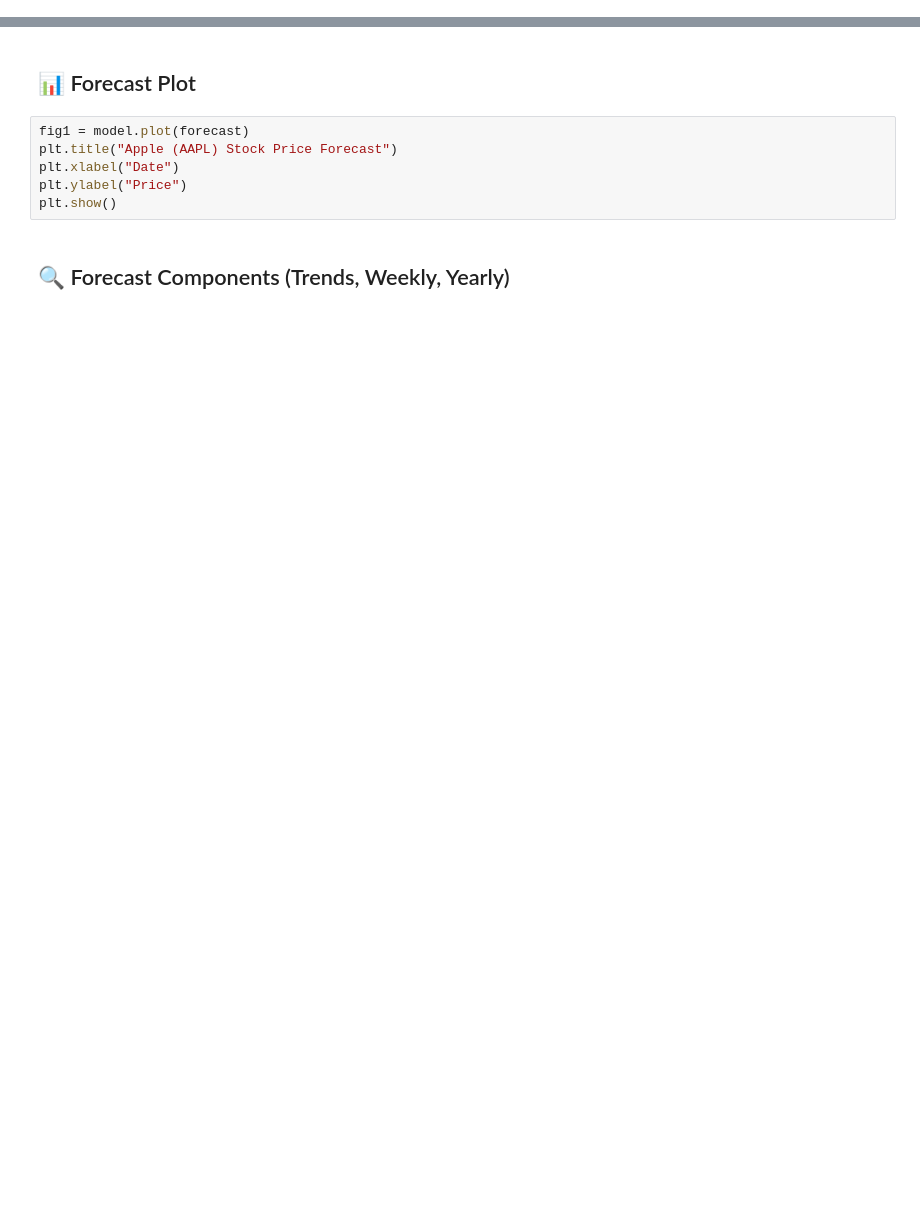
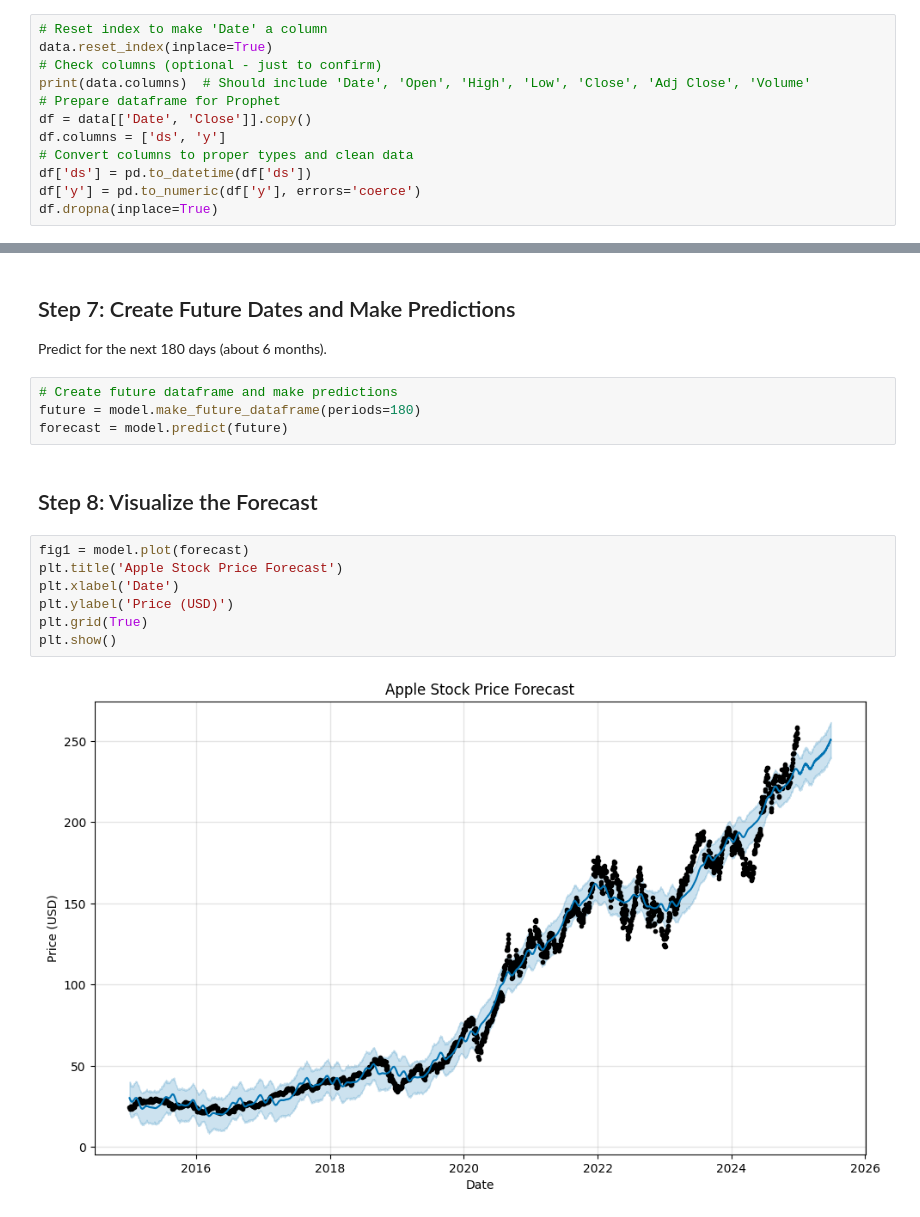
Before and after one commit to Manvithareddyk/AAPL-Stock-Forecasting-Prophet, a Jupyter notebook: Time_Series_Analysis_AAPL_Prophet.ipynb, the cells around one changed output, grey strips where cells are left out. Drawn from its saved outputs; the diff is of its cells as text; blank space fills up the shorter version.

```diff
--- a/Time_Series_Analysis_AAPL_Prophet.ipynb
+++ b/Time_Series_Analysis_AAPL_Prophet.ipynb
@@ -26,0 +37,12 @@ df.head()
+# %%
+# Reset index to make 'Date' a column
+data.reset_index(inplace=True)
+# Check columns (optional - just to confirm)
+print(data.columns)  # Should include 'Date', 'Open', 'High', 'Low', 'Close', 'Adj Close', 'Volume'
+# Prepare dataframe for Prophet
+df = data[['Date', 'Close']].copy()
+df.columns = ['ds', 'y']
+# Convert columns to proper types and clean data
+df['ds'] = pd.to_datetime(df['ds'])
+df['y'] = pd.to_numeric(df['y'], errors='coerce')
+df.dropna(inplace=True)
@@ -34,10 +85,18 @@ forecast[['ds', 'yhat', 'yhat_lower', 'yhat_upper']].tail()
-# %% [markdown]
-## 📊 Forecast Plot
+# %% [markdown]
+## Step 7: Create Future Dates and Make Predictions
+Predict for the next 180 days (about 6 months).
+# %%
+# Create future dataframe and make predictions
+future = model.make_future_dataframe(periods=180)
+forecast = model.predict(future)
+# %% [markdown]
+## Step 8: Visualize the Forecast
 # %%
 fig1 = model.plot(forecast)
-plt.title("Apple (AAPL) Stock Price Forecast")
-plt.xlabel("Date")
-plt.ylabel("Price")
+plt.title('Apple Stock Price Forecast')
+plt.xlabel('Date')
+plt.ylabel('Price (USD)')
+plt.grid(True)
 plt.show()
+# %% [output]
+[figure, added]
-# %% [markdown]
-## 🔍 Forecast Components (Trends, Weekly, Yearly)
```
Also changed, not shown: parts of 21 cells of this notebook.
